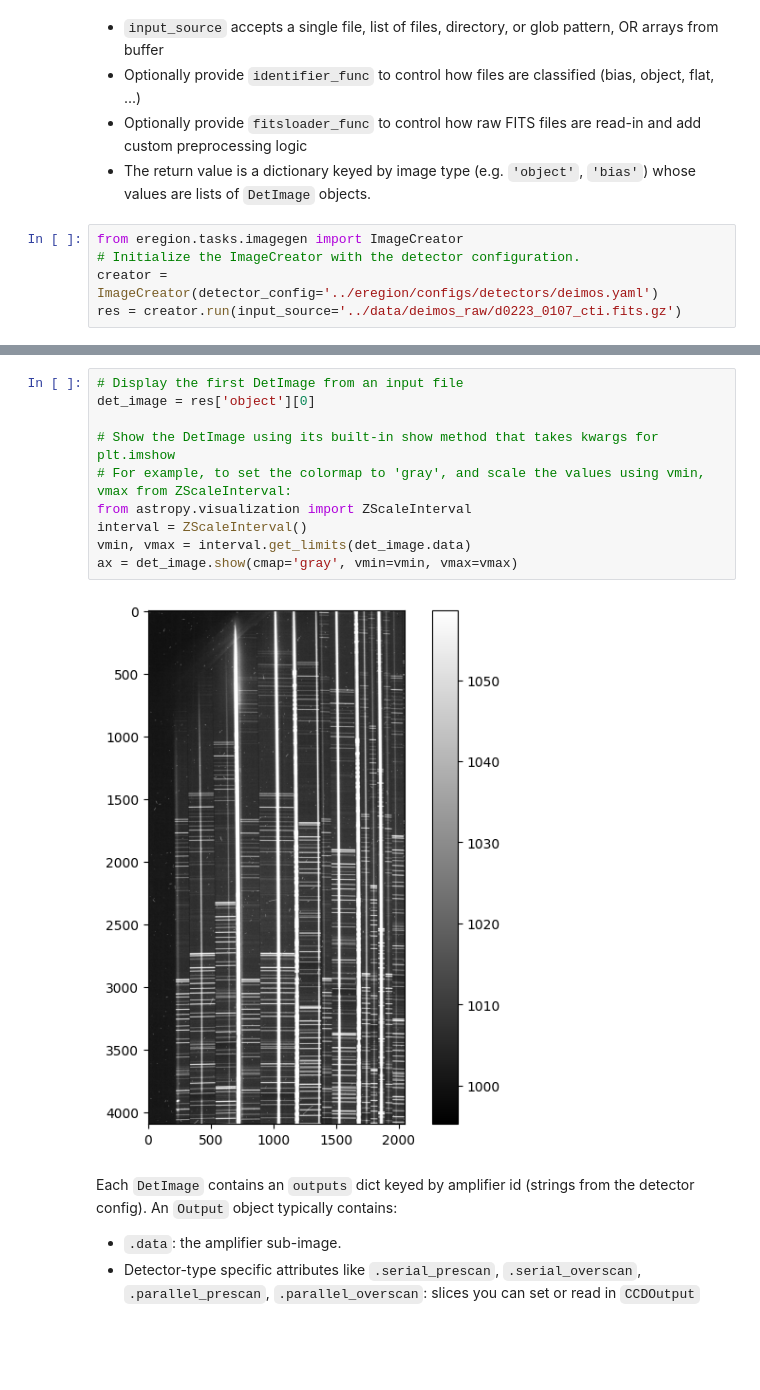
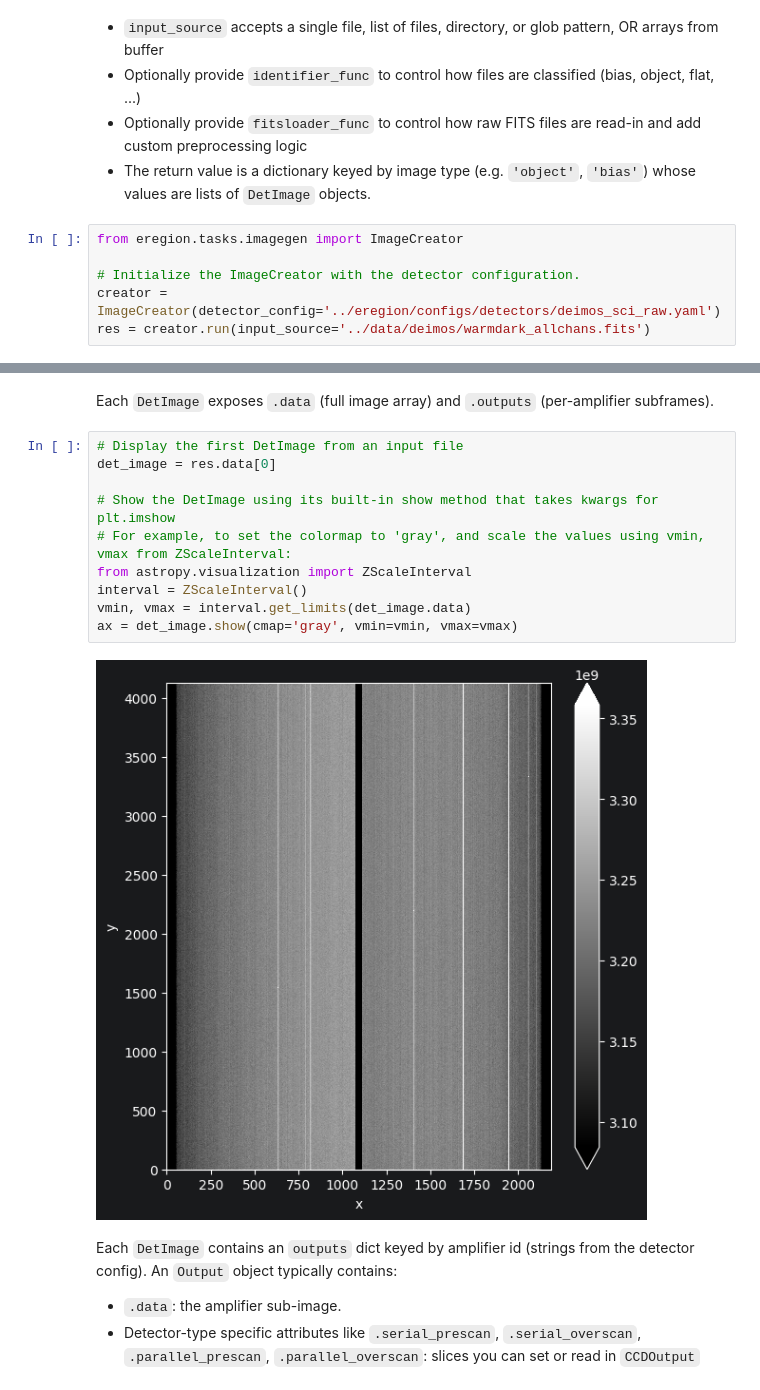
Before and after one commit to CaltechOpticalObservatories/eregion, a Jupyter notebook: playground/Example_image_loading.ipynb, the cells around one changed output, grey strips where cells are left out. Saved outputs shown, nothing was run; the diff lists cells and outputs as text; blank space fills up the shorter version.

```diff
--- a/playground/Example_image_loading.ipynb
+++ b/playground/Example_image_loading.ipynb
@@ -30,7 +30,8 @@ The `run` method of `ImageCreator` accepts the raw data input and produces a dic
   of `DetImage` objects.
 # %%
 from eregion.tasks.imagegen import ImageCreator
+
 # Initialize the ImageCreator with the detector configuration.
-creator = ImageCreator(detector_config='../eregion/configs/detectors/deimos.yaml')
-res = creator.run(input_source='../data/deimos_raw/d0223_0107_cti.fits.gz')
+creator = ImageCreator(detector_config='../eregion/configs/detectors/deimos_sci_raw.yaml')
+res = creator.run(input_source='../data/deimos/warmdark_allchans.fits')
 # %% [output]
@@ -58,15 +75,17 @@ res
+# %% [markdown]
+Each `DetImage` exposes `.data` (full image array) and `.outputs` (per-amplifier subframes).
 # %%
 # Display the first DetImage from an input file
-det_image = res['object'][0]
+det_image = res.data[0]
 
 # Show the DetImage using its built-in show method that takes kwargs for plt.imshow
 # For example, to set the colormap to 'gray', and scale the values using vmin, vmax from ZScaleInterval:
 from astropy.visualization import ZScaleInterval
 interval = ZScaleInterval()
 vmin, vmax = interval.get_limits(det_image.data)
 ax = det_image.show(cmap='gray', vmin=vmin, vmax=vmax)
 # %% [output]
-[figure, old version]
+[figure, new version]
 # %% [markdown]
 Each `DetImage` contains an `outputs` dict keyed by amplifier id (strings from the detector config).
 An `Output` object typically contains:
```
Also changed, not shown: parts of 27 cells of this notebook, 28 other files.
